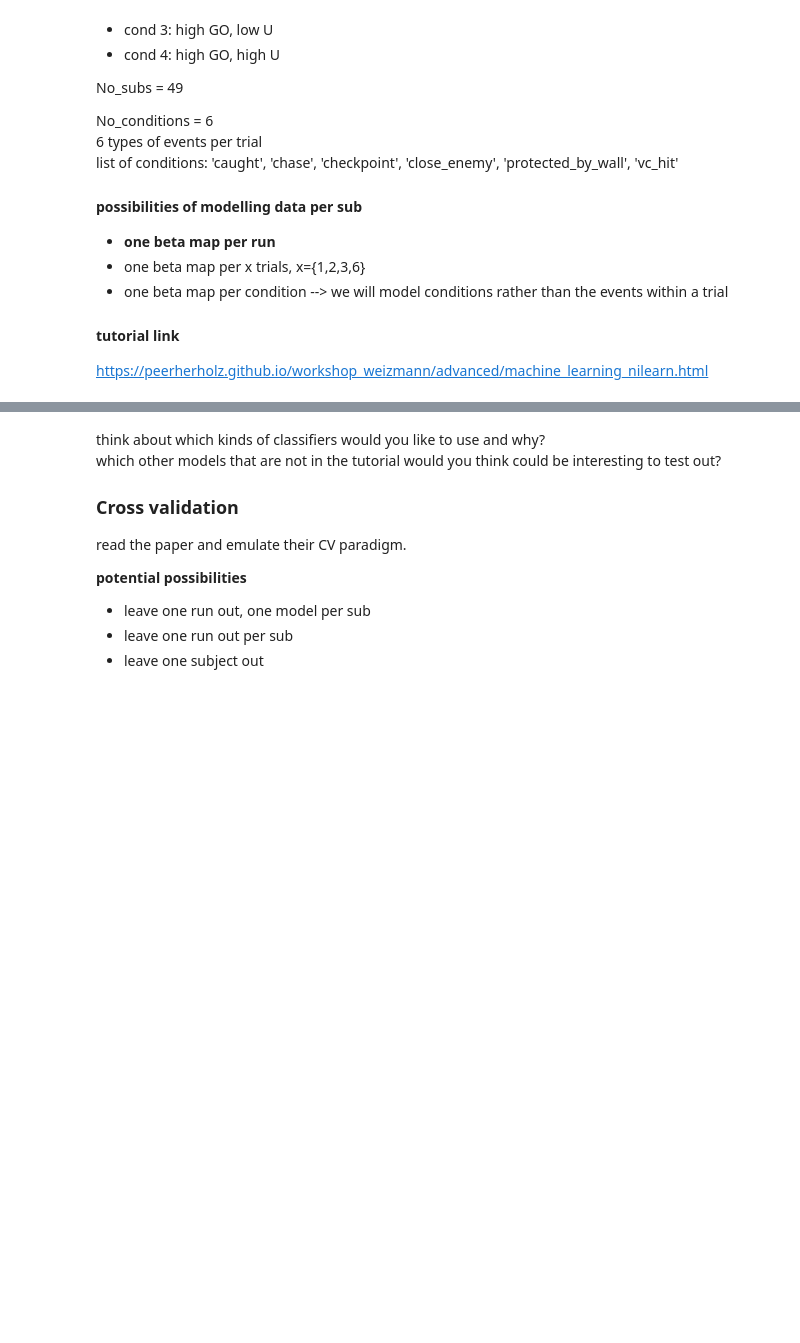
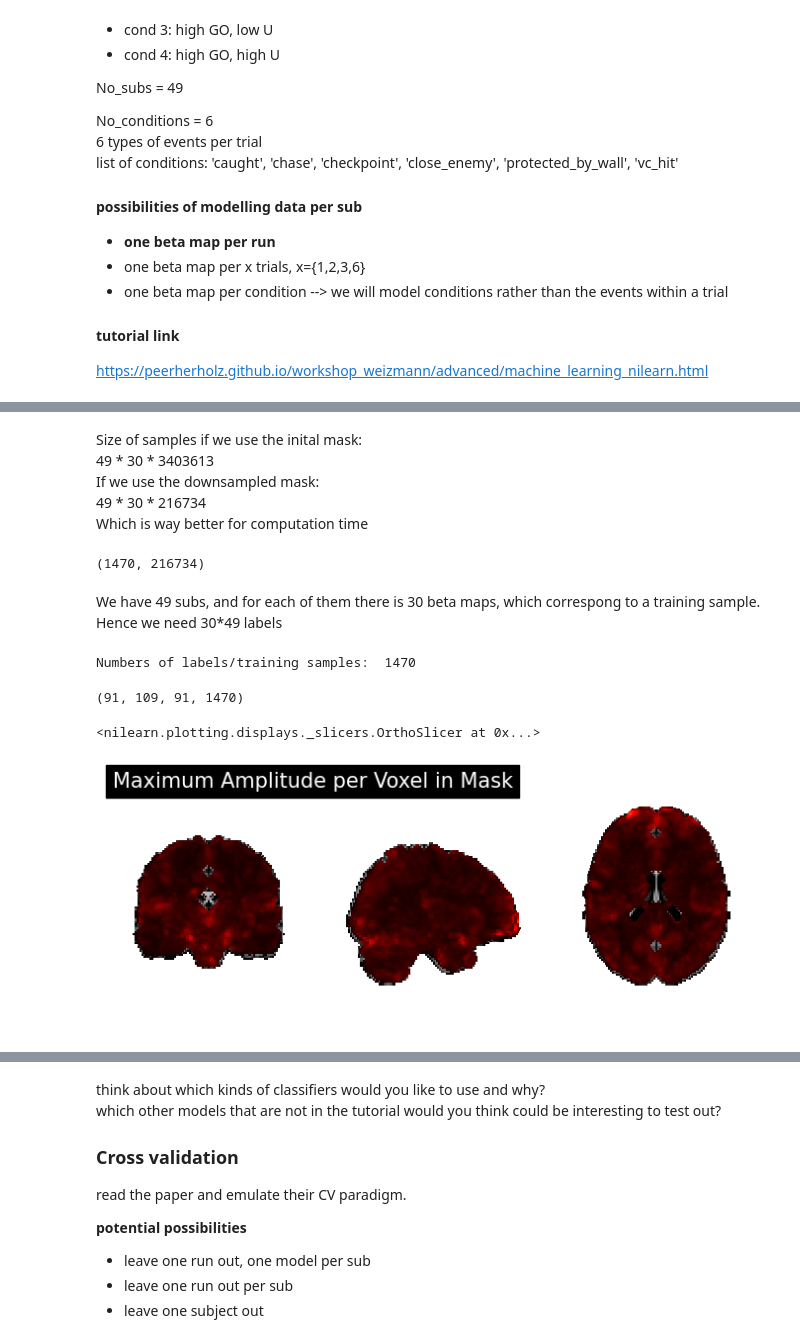
Before and after one commit to Alicia-max/MVPA_fMRI-Analysis, a Jupyter notebook: MVPA.ipynb, the cells around one changed output, grey strips where cells are left out. Cells and saved outputs as stored; diff of their text form; code cells hidden in the pictures; blank space fills up the shorter version.

```diff
--- a/MVPA.ipynb
+++ b/MVPA.ipynb
@@ -39,0 +75,41 @@ labels = np.tile(['caught', 'chase', 'checkpoint', 'close_enemy', 'protected_by_
+# %%
+from nilearn.input_data import NiftiMasker
+masker = NiftiMasker(mask_img=mask)
+from tqdm import tqdm
+samples = []
+for map in tqdm(beta_maps):
+    samples.append(masker.fit_transform(map))
+samples = np.concatenate(samples, axis=0)
+# %% [markdown]
+ Size of samples if we use the inital mask:
+ 49 * 30 * 3403613
+ If we use the downsampled mask:
+ 49 * 30 * 216734
+ Which is way better for computation time
+# %%
+print(samples.shape)
+# %% [output]
+(1470, 216734)
+# %% [markdown]
+We have 49 subs, and for each of them there is 30 beta maps, which correspong to a training sample. Hence we need 30*49 labels
+# %%
+labels = np.tile(['caught', 'chase', 'checkpoint', 'close_enemy', 'protected_by_wall', 'vc_hit'], 5*nb_sub)
+print('Numbers of labels/training samples: ', len(labels))
+# %% [output]
+Numbers of labels/training samples:  1470
+# %%
+masked_epi = masker.inverse_transform(samples)
+masked_epi.shape
+# %% [output]
+(91, 109, 91, 1470)
+# %%
+from nilearn.image import math_img
+from nilearn.plotting import plot_stat_map
+
+max_zscores = math_img("np.abs(img).max(axis=3)", img=masked_epi)
+plot_stat_map(max_zscores, dim=-.5, cut_coords=[33, -20, 20],
+              draw_cross=False, annotate=False, colorbar=False,
+              title='Maximum Amplitude per Voxel in Mask')
+# %% [output]
+<nilearn.plotting.displays._slicers.OrthoSlicer at 0x...>
+[figure, added]
```
Also changed, not shown: parts of 9 cells of this notebook, 1 other file.
